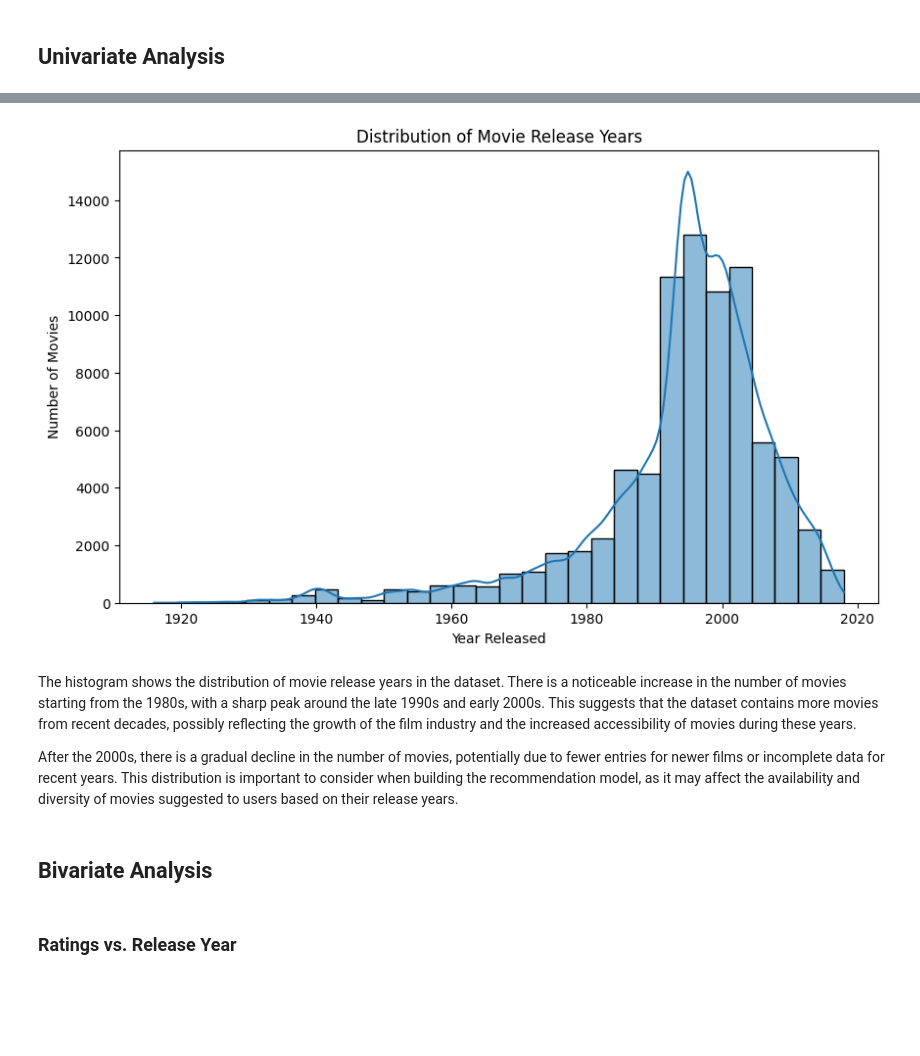
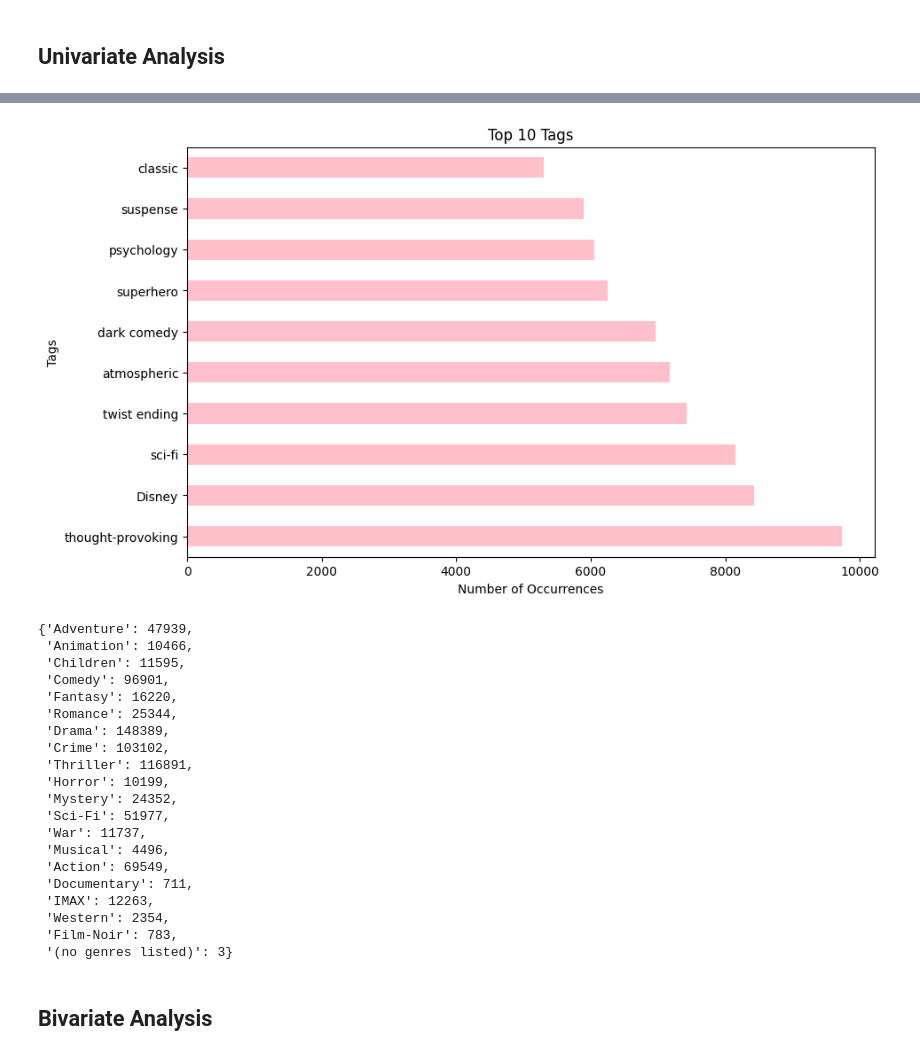
Before and after one commit to GraceRKimotho/Phase_4-Project, a Jupyter notebook: Movie_Recommendation.ipynb, the cells around one changed output, grey strips where cells are left out. Cells and saved outputs as stored; diff of their text form; code cells hidden in the pictures; blank space fills up the shorter version.

```diff
--- a/Movie_Recommendation.ipynb
+++ b/Movie_Recommendation.ipynb
@@ -414,18 +464,54 @@ In contrast, genres such as "Comedy," "Horror," and "Children" have lower averag
-# %%
-# Distribution of movie release years
-plt.figure(figsize=(10, 6))
-sns.histplot(movie_rating['year_released'], bins=30, kde=True)
-plt.title('Distribution of Movie Release Years')
-plt.xlabel('Year Released')
-plt.ylabel('Number of Movies')
-plt.show()
-# %% [output]
-[figure, removed]
-# %% [markdown]
-The histogram shows the distribution of movie release years in the dataset. There is a noticeable increase in the number of movies starting from the 1980s, with a sharp peak around the late 1990s and early 2000s. This suggests that the dataset contains more movies from recent decades, possibly reflecting the growth of the film industry and the increased accessibility of movies during these years.
-
-After the 2000s, there is a gradual decline in the number of movies, potentially due to fewer entries for newer films or incomplete data for recent years. This distribution is important to consider when building the recommendation model, as it may affect the availability and diversity of movies suggested to users based on their release years.
+# %%
+# Plot a bar chart for the top tags
+tag_counts = merged_df['tag'].value_counts()
+top_tags = tag_counts.head(10)
+
+plt.figure(figsize=(10, 6))
+top_tags.plot(kind='barh', color='pink')
+plt.title('Top 10 Tags')
+plt.xlabel('Number of Occurrences')
+plt.ylabel('Tags')
+plt.show()
+# %% [output]
+[figure, added]
+# %%
+def count_genres(merged_movie_df):
+    """
+    Find and count genres in the merged movie DataFrame.
+    """
+    genre_count_dict = {}  # Dictionary to store genre counts
+
+    for genre in merged_movie_df['genres']:
+        if isinstance(genre, str):  # Ensure genre is a string before splitting
+            words = genre.split('|')
+            for word in words:
+                genre_count_dict[word] = genre_count_dict.get(word, 0) + 1
+
+    return genre_count_dict
+
+# Usage
+genre_counts = count_genres(merged_df)
+genre_counts
+# %% [output]
+{'Adventure': 47939,
+ 'Animation': 10466,
+ 'Children': 11595,
+ 'Comedy': 96901,
+ 'Fantasy': 16220,
+ 'Romance': 25344,
+ 'Drama': 148389,
+ 'Crime': 103102,
+ 'Thriller': 116891,
+ 'Horror': 10199,
+ 'Mystery': 24352,
+ 'Sci-Fi': 51977,
+ 'War': 11737,
+ 'Musical': 4496,
+ 'Action': 69549,
+ 'Documentary': 711,
+ 'IMAX': 12263,
+ 'Western': 2354,
+ 'Film-Noir': 783,
+ '(no genres listed)': 3}
 # %% [markdown]
 ## Bivariate Analysis
-# %% [markdown]
-### Ratings vs. Release Year
```
Also changed, not shown: parts of 105 cells of this notebook.
